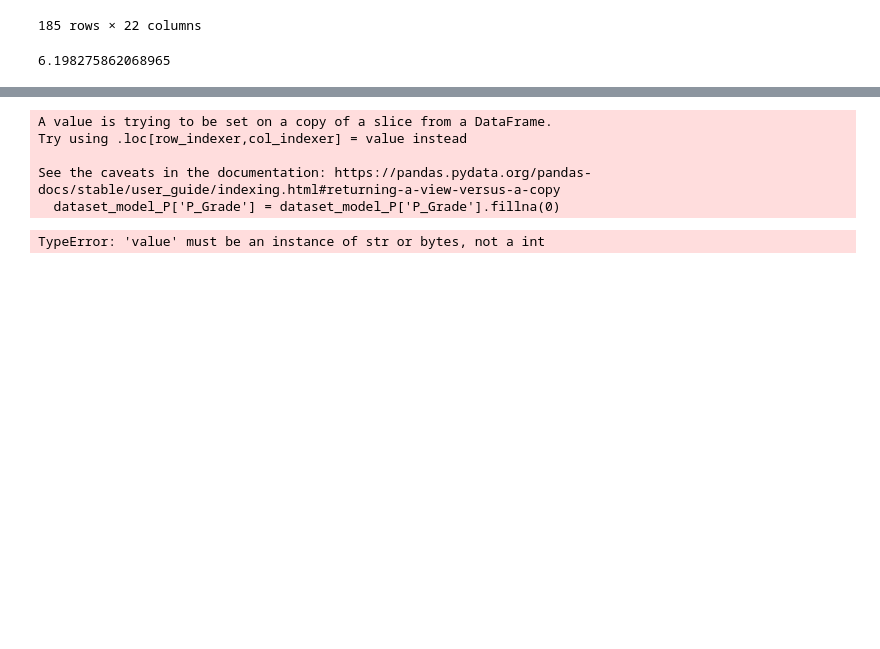
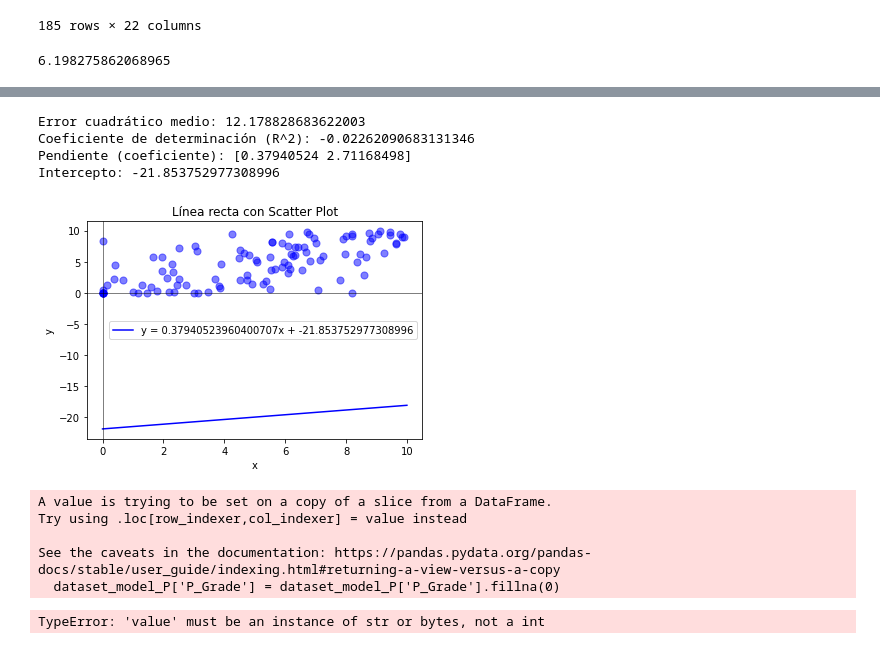
Before and after one commit to geniiss/MoonKEY, a Jupyter notebook: code/Model/model2.ipynb, the cells around one changed output, grey strips where cells are left out. Saved outputs shown, nothing was run; the diff lists cells and outputs as text; code cells hidden in the pictures; blank space fills up the shorter version.

```diff
--- a/code/Model/model2.ipynb
+++ b/code/Model/model2.ipynb
@@ -247,0 +333,39 @@ Name: count, Length: 993, dtype: int64
+# %%
+# Importar librerías necesarias
+from sklearn.linear_model import LinearRegression
+from sklearn.model_selection import train_test_split
+from sklearn.metrics import mean_squared_error, r2_score
+import numpy as np
+
+# Crear datos de ejemplo
+# Variables independientes (X) y dependientes (y)
+X = dataset_model_87_P[["P_Grade", "average_mark"]]
+y = dataset_model_87_P["F_Grade"]
+
+# Dividir los datos en conjuntos de entrenamiento y prueba
+X_train, X_test, y_train, y_test = train_test_split(X, y, test_size=0.2, random_state=0)
+
+# Crear el modelo de regresión lineal
+modelo = LinearRegression()
+
+# Entrenar el modelo con los datos de entrenamiento
+modelo.fit(X_train, y_train)
+
+# Hacer predicciones en los datos de prueba
+y_pred = modelo.predict(X_test)
+
+# Evaluar el rendimiento del modelo
+mse = mean_squared_error(y_test, y_pred)
+r2 = r2_score(y_test, y_pred)
+
+print("Error cuadrático medio:", mse)
+print("Coeficiente de determinación (R^2):", r2)
+
+# Mostrar coeficientes del modelo
+print("Pendiente (coeficiente):", modelo.coef_)
+print("Intercepto:", modelo.intercept_)
+# %% [output]
+Error cuadrático medio: 12.178828683622003
+Coeficiente de determinación (R^2): -0.02262090683131346
+Pendiente (coeficiente): [0.37940524 2.71168498]
+Intercepto: -21.853752977308996
@@ -248,3 +404,34 @@ Name: count, Length: 993, dtype: int64
+# %%
+import matplotlib.pyplot as plt
+import numpy as np
+
+# Define la pendiente y el intercepto de la línea
+m = modelo.coef_[0]  # pendiente
+b = modelo.intercept_  # intercepto
+
+# Rango de valores de x para la línea
+x_line = np.linspace(0, 10, 100)
+y_line = m * x_line + b
+
+
+# Graficar la línea
+plt.plot(x_line, y_line, color='blue', label=f'y = {m}x + {b}')
+
+# Graficar el scatter plot
+plt.scatter(dataset_model_87_P["P_Grade"], dataset_model_87_P["F_Grade"], color='b', marker='o', s=50, alpha=0.5)
+
+# Opciones de la gráfica
+plt.xlabel('x')
+plt.ylabel('y')
+plt.title('Línea recta con Scatter Plot')
+plt.axhline(0, color='black', linewidth=0.5)  # Línea horizontal en y=0
+plt.axvline(0, color='black', linewidth=0.5)  # Línea vertical en x=0
+plt.legend()
+
+# Mostrar la gráfica
+plt.show()
+# %% [output]
+[figure, added]
 # %%
 import matplotlib.pyplot as plt
 
```
Also changed, not shown: parts of 10 cells of this notebook, 2 other files.
